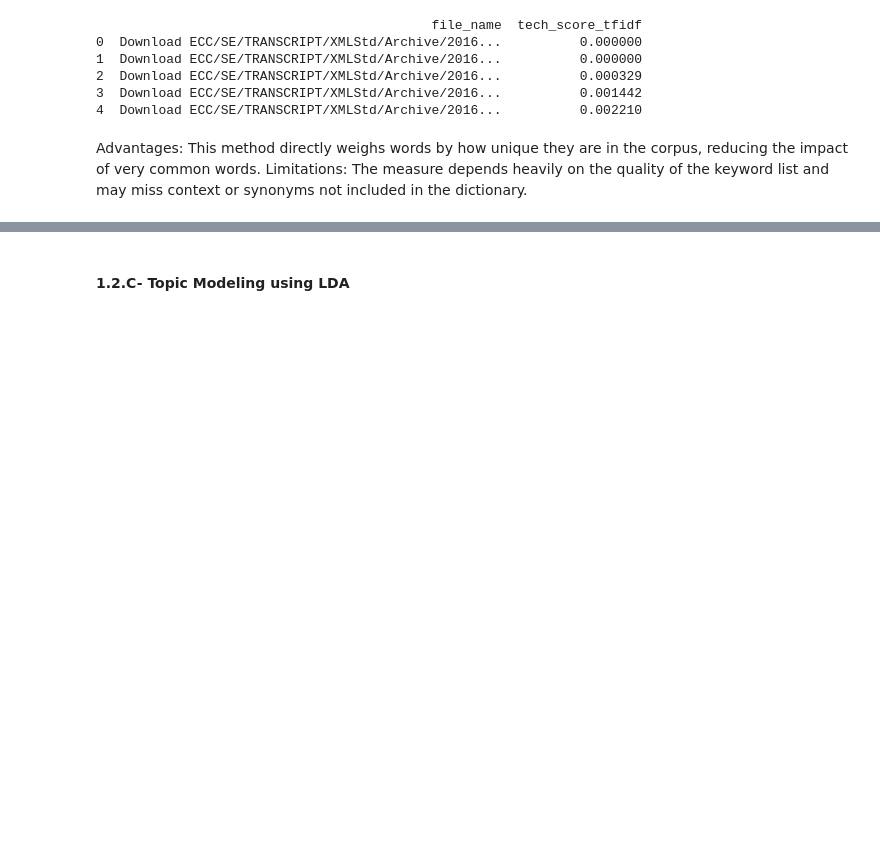
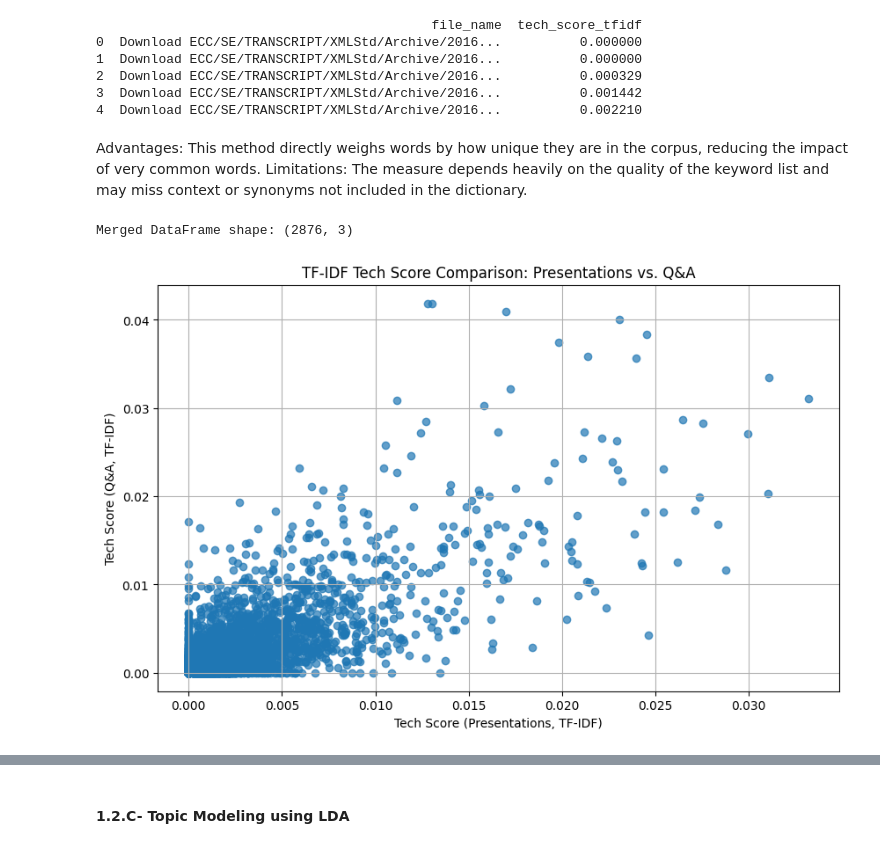
Before and after one commit to Arame-create/NLP-for-Finance, a Jupyter notebook: NLP_coursework.ipynb, the cells around one changed output, grey strips where cells are left out. Saved outputs shown, nothing was run; the diff lists cells and outputs as text; code cells hidden in the pictures; blank space fills up the shorter version.

```diff
--- a/NLP_coursework.ipynb
+++ b/NLP_coursework.ipynb
@@ -528,3 +530,48 @@ print(Pres[['file_name', 'tech_score_tfidf']].head())
 # %% [markdown]
 Advantages: This method directly weighs words by how unique they are in the corpus, reducing the impact of very common words.
 Limitations: The measure depends heavily on the quality of the keyword list and may miss context or synonyms not included in the dictionary.
+# %%
+from sklearn.feature_extraction.text import TfidfVectorizer
+import pandas as pd
+
+# Define your tech disruption keywords
+tech_keywords = ['innovation', 'automation', 'ai', 'digital', 'disruption', 'technology', 'robotics', 'cloud', 'cyber']
+
+# For Management Presentations:
+tfidf_vectorizer_pres = TfidfVectorizer(lowercase=True, stop_words='english')
+tfidf_matrix_pres = tfidf_vectorizer_pres.fit_transform(Pres['text'])
+tfidf_df_pres = pd.DataFrame(tfidf_matrix_pres.toarray(), columns=tfidf_vectorizer_pres.get_feature_names_out())
+
+def compute_tech_score(row, keywords):
+    score = sum(row.get(word, 0) for word in keywords)
+    total = row.sum()
+    return score / total if total != 0 else 0
+
+Pres['tech_score_tfidf'] = tfidf_df_pres.apply(lambda row: compute_tech_score(row, tech_keywords), axis=1)
+
+# For Q&A texts (assuming Sample_answers['QA_text'] contains the raw Q&A text):
+tfidf_vectorizer_qa = TfidfVectorizer(lowercase=True, stop_words='english')
+tfidf_matrix_qa = tfidf_vectorizer_qa.fit_transform(Sample_answers['QA_text'])
+tfidf_df_qa = pd.DataFrame(tfidf_matrix_qa.toarray(), columns=tfidf_vectorizer_qa.get_feature_names_out())
+
+Sample_answers['tech_score_tfidf'] = tfidf_df_qa.apply(lambda row: compute_tech_score(row, tech_keywords), axis=1)
+# %%
+# Merge on file_name (or file_name and quarter if needed)
+merged_scores = pd.merge(
+    Pres[['file_name', 'tech_score_tfidf']],
+    Sample_answers[['file_name', 'tech_score_tfidf']],
+    on='file_name',
+    suffixes=('_pres', '_qa')
+)
+
+print("Merged DataFrame shape:", merged_scores.shape)
+plt.figure(figsize=(10,6))
+plt.scatter(merged_scores['tech_score_tfidf_pres'], merged_scores['tech_score_tfidf_qa'], alpha=0.7)
+plt.xlabel("Tech Score (Presentations, TF-IDF)")
+plt.ylabel("Tech Score (Q&A, TF-IDF)")
+plt.title("TF-IDF Tech Score Comparison: Presentations vs. Q&A")
+plt.grid(True)
+plt.show()
+# %% [output]
+Merged DataFrame shape: (2876, 3)
+[figure, added]
```
Also changed, not shown: parts of 12 cells of this notebook.
